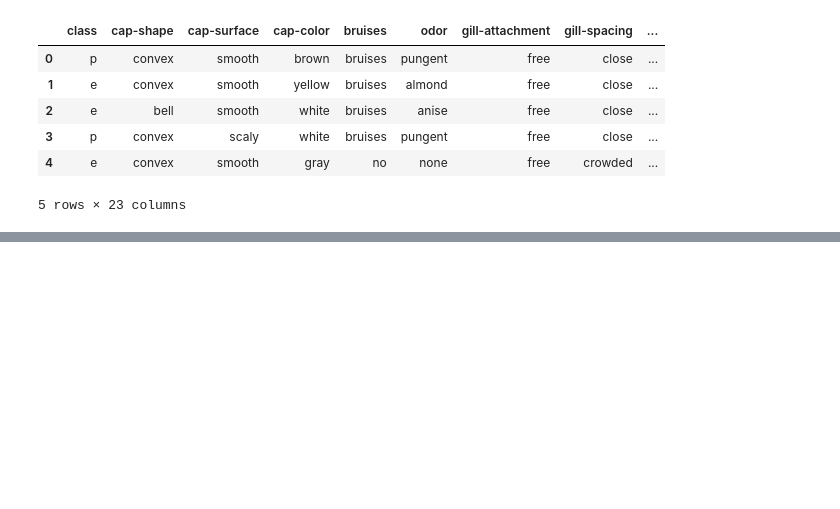
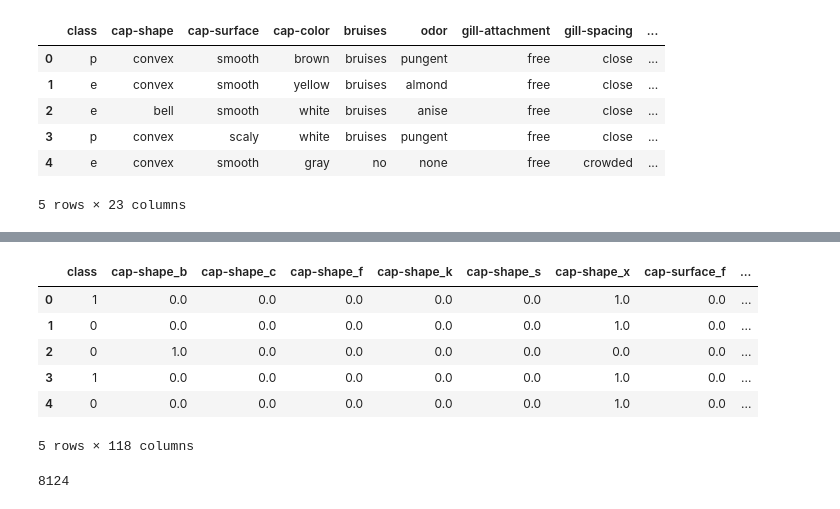
Before and after one commit to AdrianGalvanDiaz/Proyecto_ML, a Jupyter notebook: EDA.ipynb, the cells around one changed output, grey strips where cells are left out. Saved outputs shown, nothing was run; the diff lists cells and outputs as text; code cells hidden in the pictures; blank space fills up the shorter version.

```diff
--- a/EDA.ipynb
+++ b/EDA.ipynb
@@ -157,0 +188,11 @@ df_names.head()
+# %%
+prueba = pd.read_csv('df_final.csv')
+prueba.head()
+# %% [output]
+|  | class | cap-shape_b | cap-shape_c | cap-shape_f | cap-shape_k | cap-shape_s | cap-shape_x | cap-surface_f | ... |
+| 0 | 1 | 0.0 | 0.0 | 0.0 | 0.0 | 0.0 | 1.0 | 0.0 | ... |
+| 1 | 0 | 0.0 | 0.0 | 0.0 | 0.0 | 0.0 | 1.0 | 0.0 | ... |
+| 2 | 0 | 1.0 | 0.0 | 0.0 | 0.0 | 0.0 | 0.0 | 0.0 | ... |
+| 3 | 1 | 0.0 | 0.0 | 0.0 | 0.0 | 0.0 | 1.0 | 0.0 | ... |
+| 4 | 0 | 0.0 | 0.0 | 0.0 | 0.0 | 0.0 | 1.0 | 0.0 | ... |
+5 rows × 118 columns
@@ -157,0 +202,5 @@ df_names.head()
+# %%
+n = len(x)
+n
+# %% [output]
+8124
```
Also changed, not shown: parts of 4 cells of this notebook, 2 other files.
